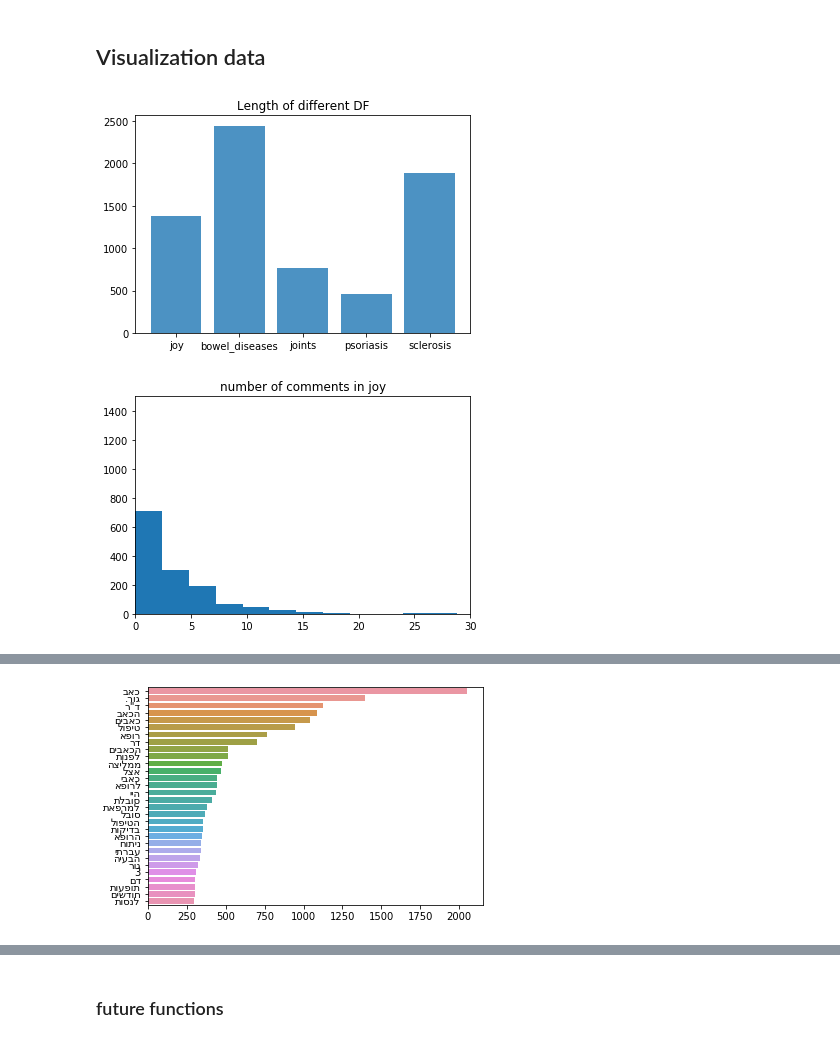
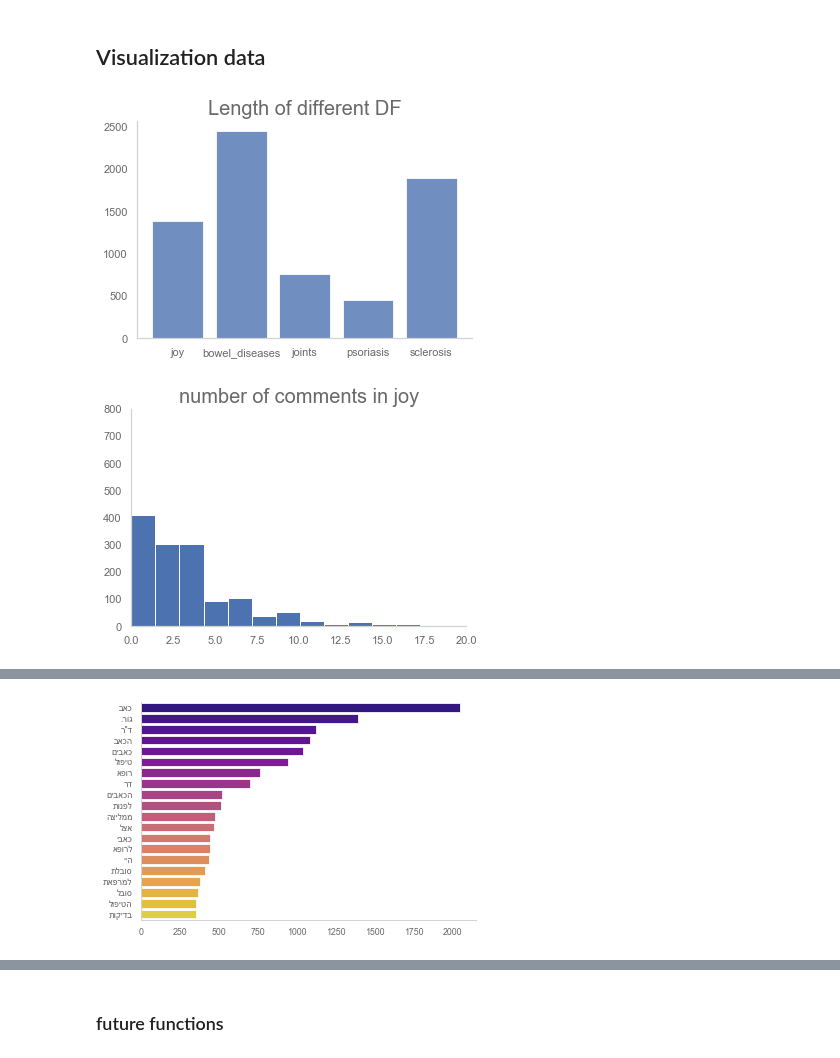
Before and after one commit to roishlezinger/nlpH, a Jupyter notebook: final project/organizes_data.ipynb, the cells around one changed output, grey strips where cells are left out. Drawn from its saved outputs; the diff is of its cells as text; code cells hidden in the pictures.

```diff
--- a/final project/organizes_data.ipynb
+++ b/final project/organizes_data.ipynb
@@ -283,6 +216,8 @@ joy = run_over_DF(joy,clean_df)
 # %% [markdown]
 ## Visualization data
 # %%
+from add_style import *
+
 table = [joy,bowel_diseases,joints,psoriasis,sclerosis]
 x = []
 for df in table:
@@ -295,16 +230,16 @@ plt.show()
 def hist_comment(df,name_DF):
     save = df['number_comment'].tolist()
     save = list(map(int, save))
-    plt.hist(save,bins=30)
-    plt.axis([0, 30, 0, 1500])
+    plt.hist(save,bins=50)
+    plt.axis([0, 20, 0, 800])
     plt.title('number of comments in '+name_DF)
     plt.show()
-    # TODO: Can you make the graph look prettier? I get in trouble with that
-#hist_comment(psoriasis)
+
+
 hist_comment(joy,'joy')
 # %% [output]
-[figure, old version]
+[figure, new version]
-[figure, old version]
+[figure, new version]
 # %%
 def split_DF_to_word(df):
     #Gets DF and returns a list of the words from all columns and rows
@@ -351,18 +286,19 @@ temp = clean_stop_word(temp)
 # %%
 def invert_words_list(words_list):
     #Reverses the direction of the words so that the graphs in Hebrew will be readable
     return [word[::-1] for word in words_list]
 
 def plot_common(words, n=20):
     #Gets text divided into tokens, pulls out a graph
     word_count = Counter(words)
     most=word_count.most_common(n)
     x, y= zip(*most)
-    sns.barplot(x=y,y=invert_words_list(x))
+    sns.barplot(x=y,y=invert_words_list(x),palette=("plasma"))
+    sns.set_context("paper")
 
-plot_common(temp, 30)
+plot_common(temp, 20)
 # %% [output]
-[figure, old version]
+[figure, new version]
 # %%
 def invert_word(word):
     #Reverses the direction of the words so that the graphs in Hebrew will be readable
```
Also changed, not shown: parts of 7 cells of this notebook, 1 other file.
